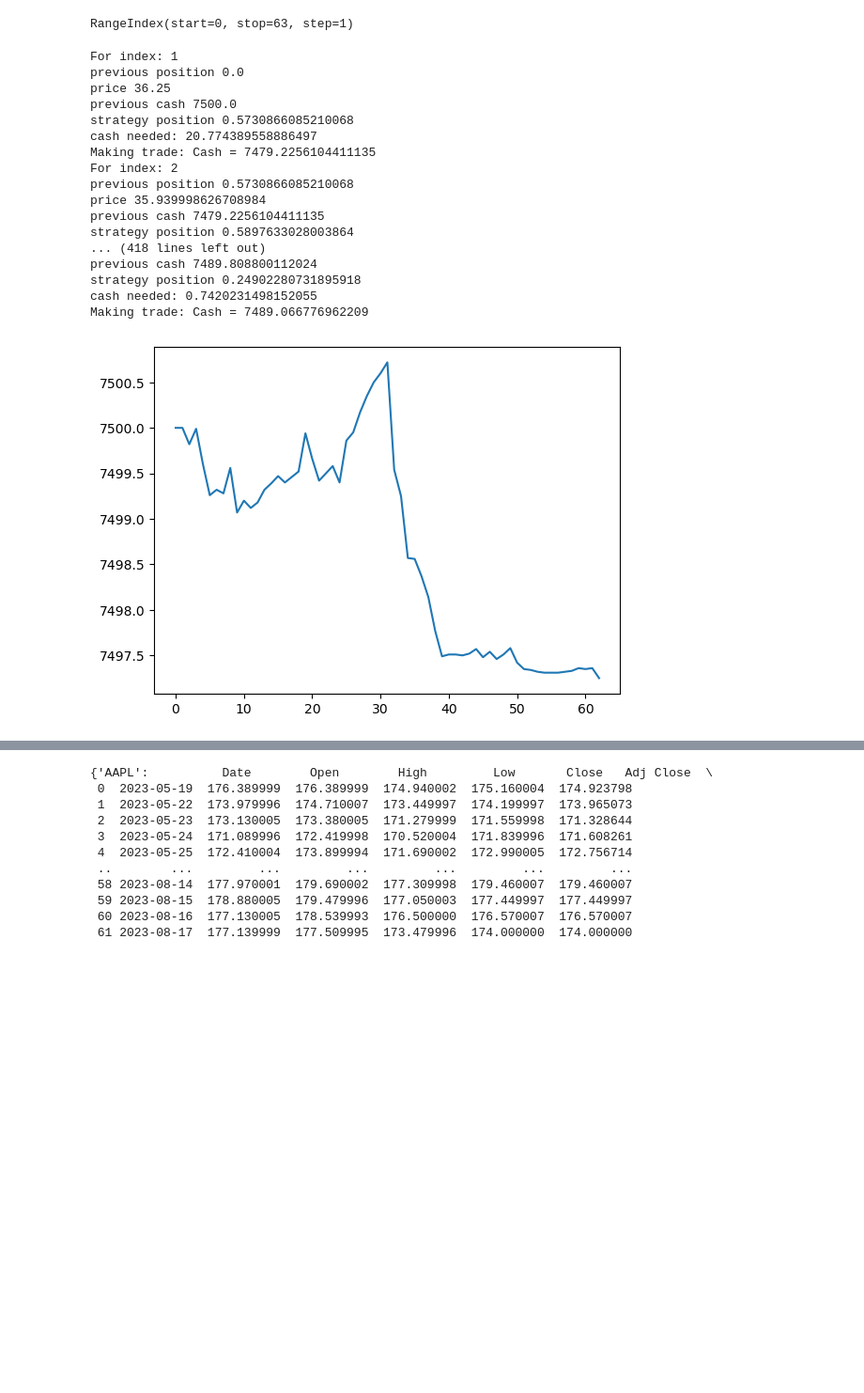
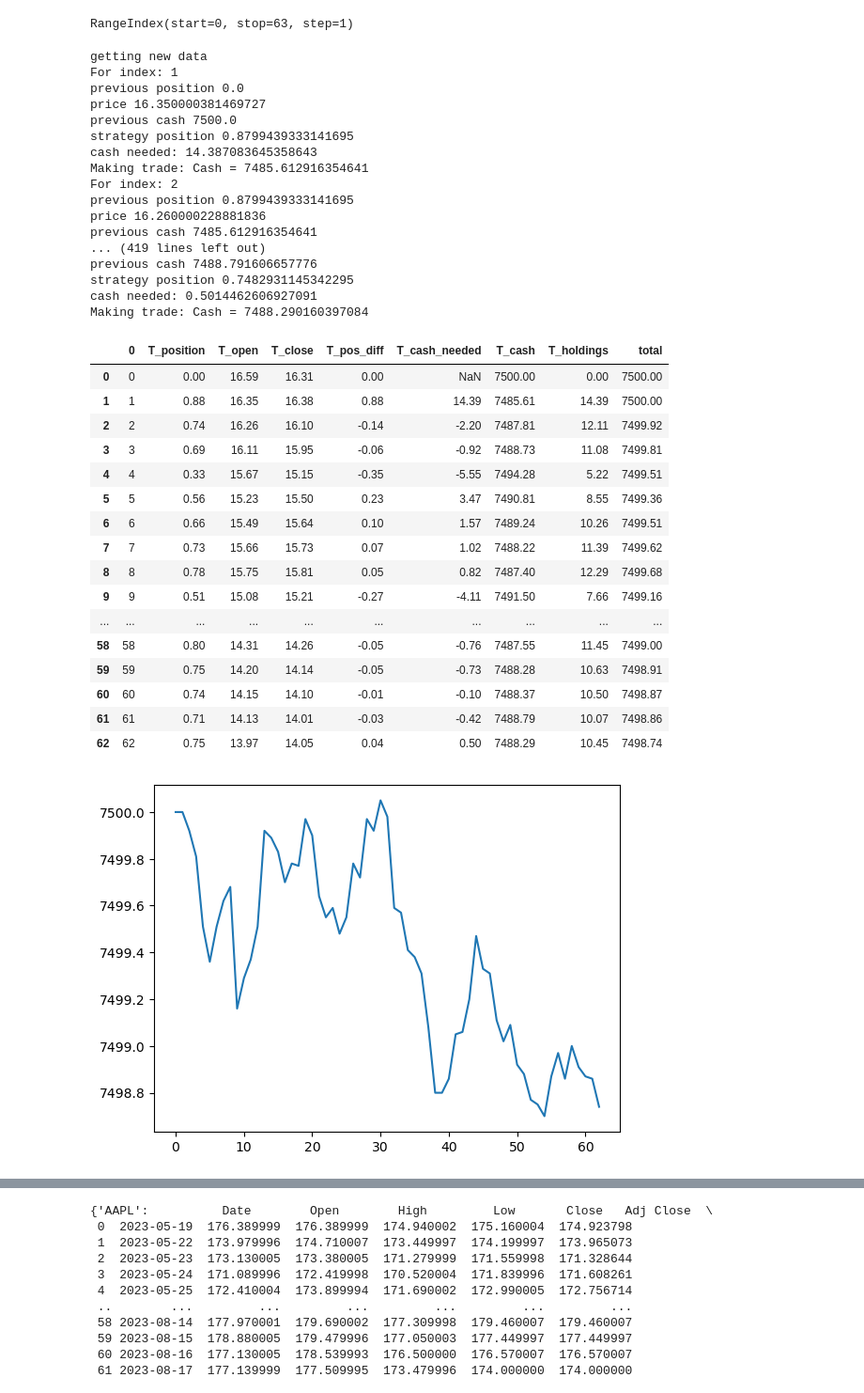
Before and after one commit to lucasdmoyer/two-dolla, a Jupyter notebook: mybacktester.ipynb, the cells around one changed output, grey strips where cells are left out. Shown at 94% size. Drawn from its saved outputs; the diff is of its cells as text; code cells hidden in the pictures; blank space fills up the shorter version.

```diff
--- a/mybacktester.ipynb
+++ b/mybacktester.ipynb
@@ -46,7 +46,7 @@ import pandas as pd
 import math
 
 class Stock:
-    def __init__(self, ticker,df=None,initial_capital=1000, path=r"C:\Users\moyer\OneDrive\development\fin-dashboard\app\stocks.pkl", debug=False):
+    def __init__(self, ticker,df=None,initial_capital=1000, path=r"C:\Users\moyer\OneDrive\development\fin-dashboard\app\stocks.pkl", save_new = False,debug=False):
         self.ticker = ticker
         self.initial_capital = initial_capital
         self.isBankrupt = 0
@@ -58,7 +58,8 @@ class Stock:
         with open(self.path, 'rb') as handle:
             self.savedBars = pickle.load(handle)
         self.df = df
-        if (self.df == None):
+        if (self.df == None or save_new):
+            print('getting new data')
             self.df = self.getStocksData(ticker)
 
         self.bars = self.df
@@ -78,7 +79,7 @@ class Stock:
 
 
     # gets stock ticket data for current day going back days_back
-    def getStocksData(self,tickers, days_back=10, save_new=False):
+    def getStocksData(self,tickers, start='2023-01-01', end='2023-09-01', save_new=False):
         def convert_time(epoch):
             return time.strftime('%Y-%m-%d %H:%M:%S', time.localtime(epoch))
 
@@ -86,14 +87,17 @@ class Stock:
         day_epoch = 60*60*24
         # check if data exists, if not pull data
         if (save_new or self.ticker not in self.savedBars):
+            print("in get stocks data")
             try:
                 # download dataframe
                 # data = pdr.get_data_yahoo("SPY", start="2017-01-01", end="2017-04-30")
-                print(f"Trying download of {self.ticker}")
-                stock_data =  pdr.get_data_yahoo(self.ticker, period="3mo")
+                if (self.debug):
+                    print(f"Trying download of {self.ticker}")
+                stock_data =  pdr.get_data_yahoo(self.ticker, start=start,end=end)
                 stock_data = stock_data.reset_index()
-                print(f"Downloaded bars of {self.ticker}")
-                print(stock_data)
+                if (self.debug):
+                    print(f"Downloaded bars of {self.ticker}")
+                    print(stock_data)
                 self.savedBars[self.ticker] = stock_data
                 with open(self.path, 'wb') as handle:
                     pickle.dump(self.savedBars, handle,
@@ -207,47 +211,67 @@ class Stock:
 
                 self.positionOutCash = True
                 cash = 0
                 if (self.debug):
                     print(f"postion {self.positions.at[index, f'{self.ticker}_position']}")
 
             # self.positions.at[index, f"{self.ticker}_holdings"] = holdings
 
             self.positions.at[index, f"{self.ticker}_cash"] = cash
 
         self.positions[f'{self.ticker}_holdings'] = self.positions[f"{self.ticker}_position"] * self.positions[f"{self.ticker}_open"]
         self.positions['total'] = self.positions[f"{self.ticker}_cash"] + self.positions[f"{self.ticker}_holdings"]
 
         self.positions = self.positions.round(2)
 
         self.positions.total.plot()
+        return self.positions
         # self.positions.total.gcf()
 
 # Example usage
 # df = ...  # Load your DataFrame here
 initial_capital = 7500
-ticker = 'VZ'
+ticker = 'T'
 
-stock_instance = Stock(ticker,df=None,initial_capital = initial_capital, debug=True)
-stock_instance.addStrategy(stock_instance.macd())
+stock_instance = Stock(ticker,df=None,initial_capital = initial_capital, save_new=True,debug=True)
+# stock_instance.addStrategy(500*stock_instance.macd())
+# stock_instance.addStrategy(pd.Series(500, index=stock_instance.bars.index))
+stock_instance.addStrategy(stock_instance.macd(1,15))
 stock_instance.backtest()
 # stock_instance.viewStrategies()
 # stock_instance.strategies
 # %% [output]
+getting new data
 For index: 1
 previous position 0.0
-price 36.25
+price 16.350000381469727
 previous cash 7500.0
-strategy position 0.5730866085210068
-cash needed: 20.774389558886497
-Making trade: Cash = 7479.2256104411135
+strategy position 0.8799439333141695
+cash needed: 14.387083645358643
+Making trade: Cash = 7485.612916354641
 For index: 2
-previous position 0.5730866085210068
-price 35.939998626708984
-previous cash 7479.2256104411135
-strategy position 0.5897633028003864
-... (418 lines left out)
-previous cash 7489.808800112024
-strategy position 0.24902280731895918
-cash needed: 0.7420231498152055
-Making trade: Cash = 7489.066776962209
+previous position 0.8799439333141695
+price 16.260000228881836
+previous cash 7485.612916354641
+... (419 lines left out)
+previous cash 7488.791606657776
+strategy position 0.7482931145342295
+cash needed: 0.5014462606927091
+Making trade: Cash = 7488.290160397084
+|  | 0 | T_position | T_open | T_close | T_pos_diff | T_cash_needed | T_cash | T_holdings | total |
+| 0 | 0 | 0.00 | 16.59 | 16.31 | 0.00 | NaN | 7500.00 | 0.00 | 7500.00 |
+| 1 | 1 | 0.88 | 16.35 | 16.38 | 0.88 | 14.39 | 7485.61 | 14.39 | 7500.00 |
+| 2 | 2 | 0.74 | 16.26 | 16.10 | -0.14 | -2.20 | 7487.81 | 12.11 | 7499.92 |
+| 3 | 3 | 0.69 | 16.11 | 15.95 | -0.06 | -0.92 | 7488.73 | 11.08 | 7499.81 |
+| 4 | 4 | 0.33 | 15.67 | 15.15 | -0.35 | -5.55 | 7494.28 | 5.22 | 7499.51 |
+| 5 | 5 | 0.56 | 15.23 | 15.50 | 0.23 | 3.47 | 7490.81 | 8.55 | 7499.36 |
+| 6 | 6 | 0.66 | 15.49 | 15.64 | 0.10 | 1.57 | 7489.24 | 10.26 | 7499.51 |
+| 7 | 7 | 0.73 | 15.66 | 15.73 | 0.07 | 1.02 | 7488.22 | 11.39 | 7499.62 |
+| 8 | 8 | 0.78 | 15.75 | 15.81 | 0.05 | 0.82 | 7487.40 | 12.29 | 7499.68 |
+| 9 | 9 | 0.51 | 15.08 | 15.21 | -0.27 | -4.11 | 7491.50 | 7.66 | 7499.16 |
+| ... | ... | ... | ... | ... | ... | ... | ... | ... | ... |
+| 58 | 58 | 0.80 | 14.31 | 14.26 | -0.05 | -0.76 | 7487.55 | 11.45 | 7499.00 |
+| 59 | 59 | 0.75 | 14.20 | 14.14 | -0.05 | -0.73 | 7488.28 | 10.63 | 7498.91 |
+| 60 | 60 | 0.74 | 14.15 | 14.10 | -0.01 | -0.10 | 7488.37 | 10.50 | 7498.87 |
+| 61 | 61 | 0.71 | 14.13 | 14.01 | -0.03 | -0.42 | 7488.79 | 10.07 | 7498.86 |
+| 62 | 62 | 0.75 | 13.97 | 14.05 | 0.04 | 0.50 | 7488.29 | 10.45 | 7498.74 |
-[figure, old version]
+[figure, new version]
```
Also changed, not shown: parts of 4 cells of this notebook, 4 other files.
